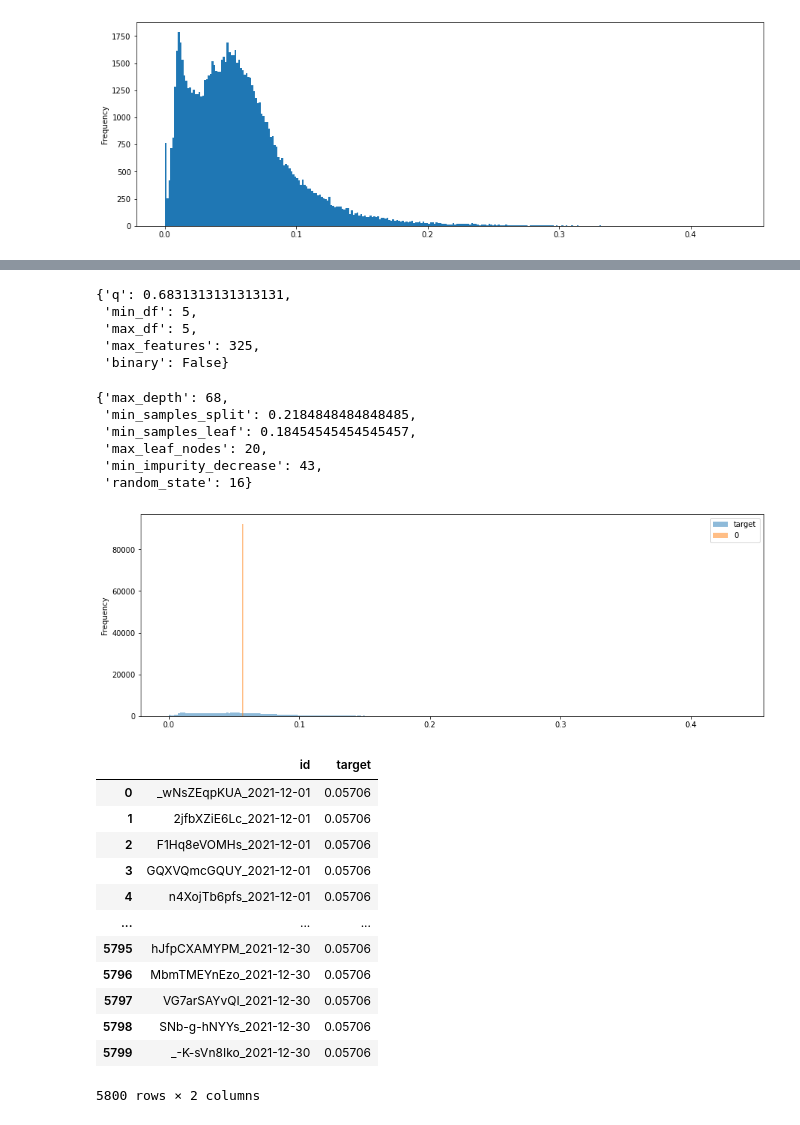
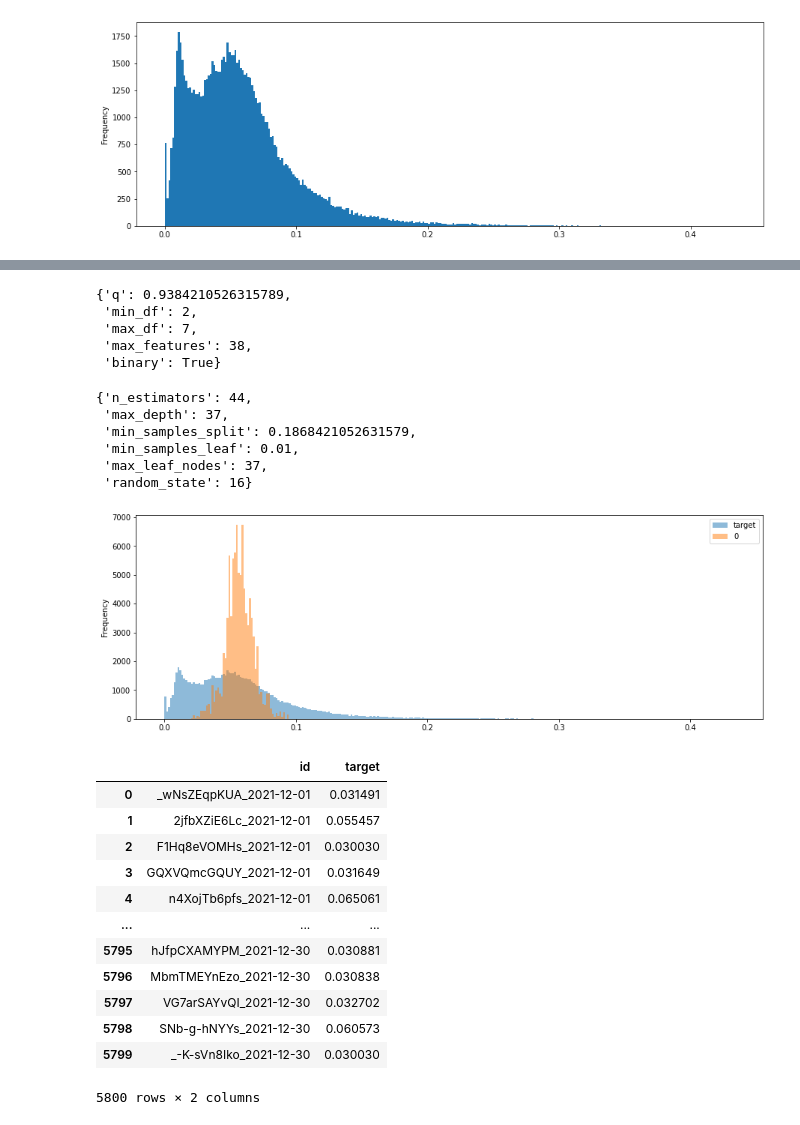
Before and after one commit to maulberto3/Kaggle_magic, a Jupyter notebook: pog-1-ga-mighty-rf-text-model.ipynb, the cells around one changed output, grey strips where cells are left out. Drawn from its saved outputs; the diff is of its cells as text; code cells hidden in the pictures.

```diff
--- a/pog-1-ga-mighty-rf-text-model.ipynb
+++ b/pog-1-ga-mighty-rf-text-model.ipynb
@@ -416,55 +425,55 @@ dump(hof['hof_0'], 'best_params.json')
 # %%
 # Full train
 params = load('best_params.json')
 
 cv_params = {k:v for k,v in params.items() if k not in
              ['n_estimators', 'criterion', 'max_depth', 'min_samples_split', 'min_samples_leaf', 'max_leaf_nodes', 'min_impurity_decrease', 'random_state']}
 cv_params
 train_X, train_y = prep_data(cv_params, train)
 
 est_params = {k:v for k,v in params.items() if k in
              ['n_estimators', 'criterion', 'max_depth', 'min_samples_split', 'min_samples_leaf', 'max_leaf_nodes', 'min_impurity_decrease', 'random_state']}
 est_params
-est = DecisionTreeRegressor(random_state=12)
+est = GradientBoostingRegressor()
 _ = est.set_params(**est_params)
 _ = est.fit(train_X, train_y)
 pred = est.predict(train_X)
 _ = concat([train_y, Series(pred)], axis=1).plot(kind='hist', bins=int(len(train)**0.5), figsize=(15,5), alpha=0.5)
 
 # Submission
 test_X = prep_data(cv_params, test, train_data=False)
 pred = est.predict(test_X)
 subm = concat([test['id'], Series(pred)], axis=1)
 subm.columns = ['id', 'target']
 subm.to_csv('submission.csv', index=False)
 # %% [output]
-{'q': 0.6831313131313131,
- 'min_df': 5,
- 'max_df': 5,
- 'max_features': 325,
- 'binary': False}
+{'q': 0.9384210526315789,
+ 'min_df': 2,
+ 'max_df': 7,
+ 'max_features': 38,
+ 'binary': True}
-{'max_depth': 68,
- 'min_samples_split': 0.2184848484848485,
- 'min_samples_leaf': 0.18454545454545457,
- 'max_leaf_nodes': 20,
- 'min_impurity_decrease': 43,
+{'n_estimators': 44,
+ 'max_depth': 37,
+ 'min_samples_split': 0.1868421052631579,
+ 'min_samples_leaf': 0.01,
+ 'max_leaf_nodes': 37,
  'random_state': 16}
-[figure, old version]
+[figure, new version]
 # %%
 subm
 # %% [output]
 |  | id | target |
-| 0 | _wNsZEqpKUA_2021-12-01 | 0.05706 |
-| 1 | 2jfbXZiE6Lc_2021-12-01 | 0.05706 |
-| 2 | F1Hq8eVOMHs_2021-12-01 | 0.05706 |
-| 3 | GQXVQmcGQUY_2021-12-01 | 0.05706 |
-| 4 | n4XojTb6pfs_2021-12-01 | 0.05706 |
+| 0 | _wNsZEqpKUA_2021-12-01 | 0.031491 |
+| 1 | 2jfbXZiE6Lc_2021-12-01 | 0.055457 |
+| 2 | F1Hq8eVOMHs_2021-12-01 | 0.030030 |
+| 3 | GQXVQmcGQUY_2021-12-01 | 0.031649 |
+| 4 | n4XojTb6pfs_2021-12-01 | 0.065061 |
 | ... | ... | ... |
-| 5795 | hJfpCXAMYPM_2021-12-30 | 0.05706 |
-| 5796 | MbmTMEYnEzo_2021-12-30 | 0.05706 |
-| 5797 | VG7arSAYvQI_2021-12-30 | 0.05706 |
-| 5798 | SNb-g-hNYYs_2021-12-30 | 0.05706 |
-| 5799 | _-K-sVn8Iko_2021-12-30 | 0.05706 |
+| 5795 | hJfpCXAMYPM_2021-12-30 | 0.030881 |
+| 5796 | MbmTMEYnEzo_2021-12-30 | 0.030838 |
+| 5797 | VG7arSAYvQI_2021-12-30 | 0.032702 |
+| 5798 | SNb-g-hNYYs_2021-12-30 | 0.060573 |
+| 5799 | _-K-sVn8Iko_2021-12-30 | 0.030030 |
 5800 rows × 2 columns
 # %%
 if False:
```
Also changed, not shown: parts of 6 cells of this notebook.
